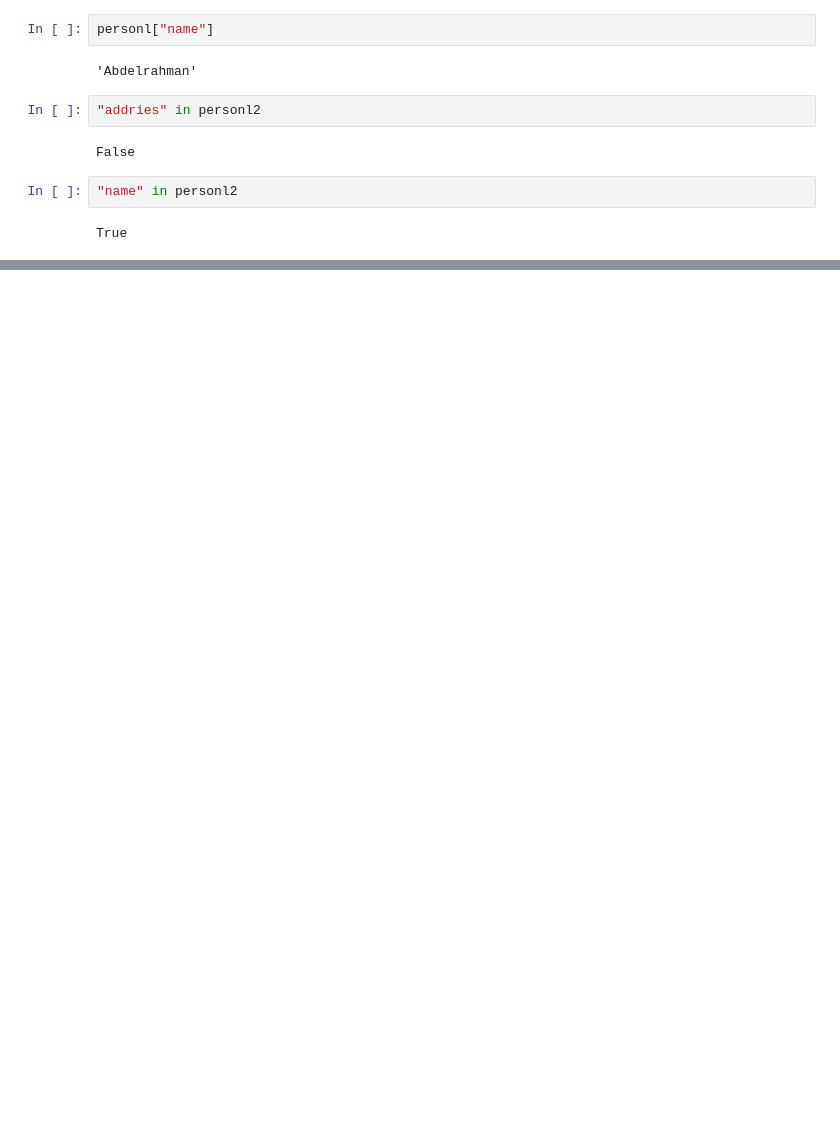
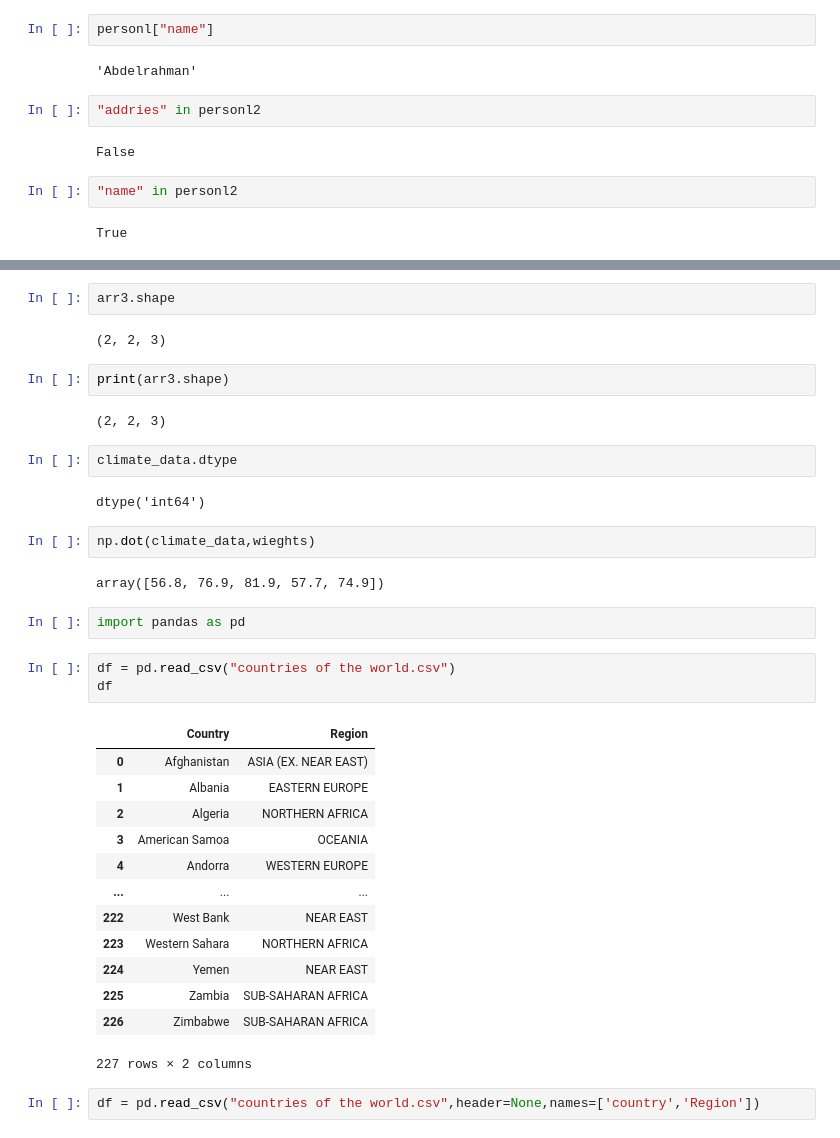
Before and after one commit to Abdelrhman129/my-_colab_notbook, a Jupyter notebook: Data_Anlalysis_Phython.ipynb, the cells around one changed output, grey strips where cells are left out. Saved outputs shown, nothing was run; the diff lists cells and outputs as text; blank space fills up the shorter version.

```diff
--- a/Data_Anlalysis_Phython.ipynb
+++ b/Data_Anlalysis_Phython.ipynb
@@ -398,0 +524,37 @@ True
+# %%
+arr3.shape
+# %% [output]
+(2, 2, 3)
+# %%
+print(arr3.shape)
+# %% [output]
+(2, 2, 3)
+# %%
+climate_data.dtype
+# %% [output]
+dtype('int64')
+# %%
+np.dot(climate_data,wieghts)
+# %% [output]
+array([56.8, 76.9, 81.9, 57.7, 74.9])
+# %%
+import pandas as pd
+# %%
+df = pd.read_csv("countries of the world.csv")
+df
+# %% [output]
+|  | Country | Region |
+| 0 | Afghanistan | ASIA (EX. NEAR EAST) |
+| 1 | Albania | EASTERN EUROPE |
+| 2 | Algeria | NORTHERN AFRICA |
+| 3 | American Samoa | OCEANIA |
+| 4 | Andorra | WESTERN EUROPE |
+| ... | ... | ... |
+| 222 | West Bank | NEAR EAST |
+| 223 | Western Sahara | NORTHERN AFRICA |
+| 224 | Yemen | NEAR EAST |
+| 225 | Zambia | SUB-SAHARAN AFRICA |
+| 226 | Zimbabwe | SUB-SAHARAN AFRICA |
+227 rows × 2 columns
+# %%
+df = pd.read_csv("countries of the world.csv",header=None,names=['country','Region'])
```
Also changed, not shown: parts of 41 cells of this notebook.
